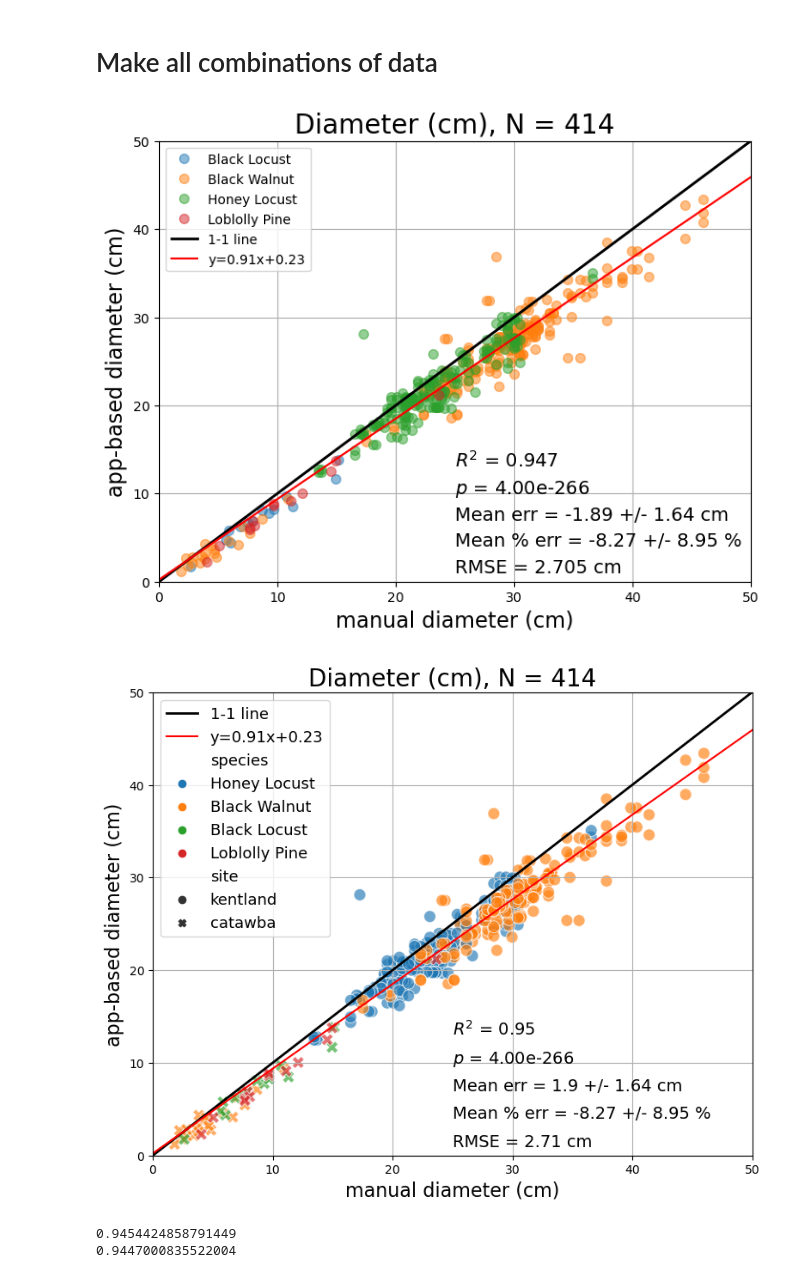
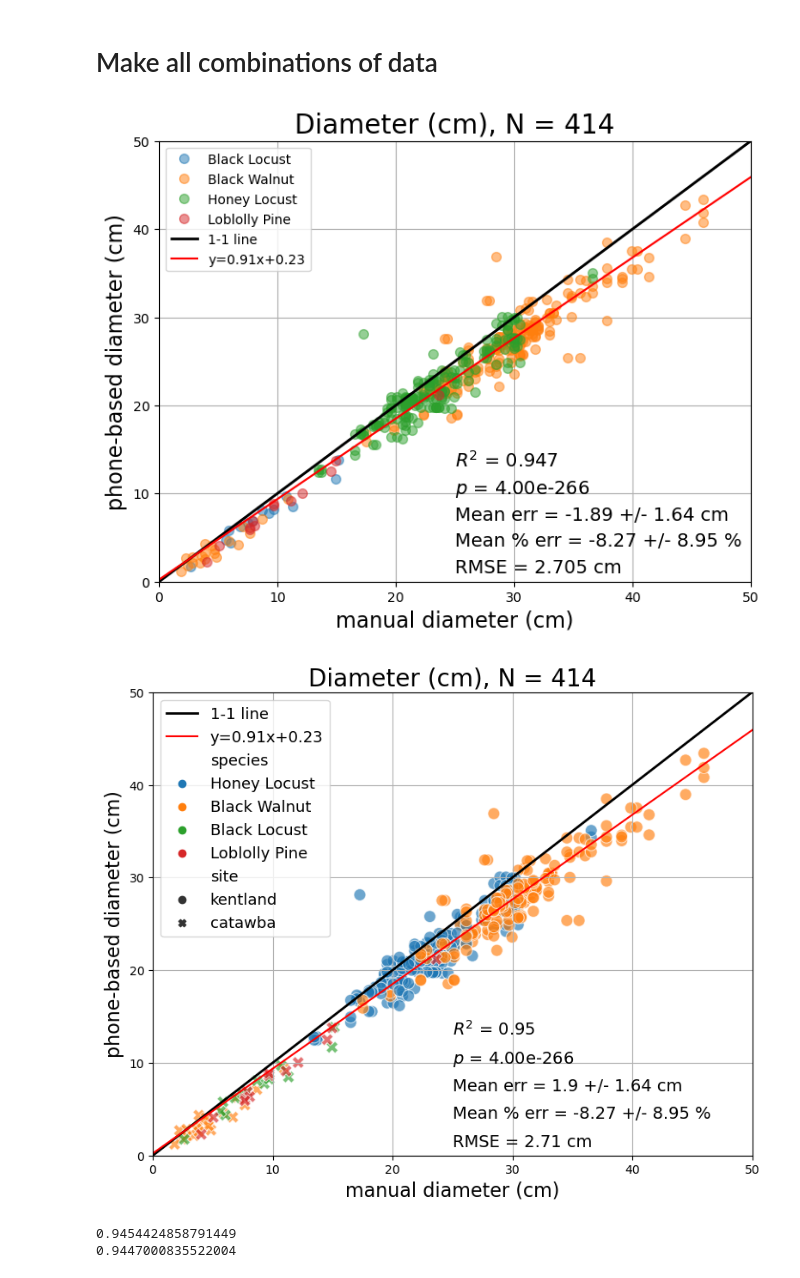
Before and after one commit to WorkingTrees/SamplingPaper, a Jupyter notebook: code/compile_process_analyze_FIN.ipynb, the cells around one changed output. Drawn from its saved outputs; the diff is of its cells as text; code cells hidden in the pictures.

```diff
--- a/code/compile_process_analyze_FIN.ipynb
+++ b/code/compile_process_analyze_FIN.ipynb
@@ -242,7 +242,7 @@ for ridx in appdf['row'].unique():
 
             tdfs.append(odf)
 # %%
-appdf_mean = pd.concat(tdfs).reset_index().drop("index", axis = 1).dropna()
+appdf_mean = pd.concat(tdfs).reset_index().drop("index", axis = 1)#.dropna()
 # %%
 
 groups = appdf_mean.groupby('species')
@@ -668,35 +668,35 @@ ax.plot([0,300],[0,300],'k-', lw=2, label = '1-1 line')
 slope, intercept, r_value, p_value, std_err = stats.linregress(diam_all['manual'].astype(float), diam_all['app'].astype(float))
 
 # Mean absolute error
 mae = np.nanmean((diam_all['app'] - diam_all['manual']))
 mae_std = np.nanstd(abs(diam_all['app'] - diam_all['manual']))
 mape = np.nanmean(((diam_all['app'] - diam_all['manual']) / diam_all['manual'])) * 100
 mape_std = np.nanstd(((diam_all['app'] - diam_all['manual']) / diam_all['manual'])) * 100
 rmse = ((diam_all['app'] - diam_all['manual']) ** 2).mean() ** .5
 
 # regression line
 line = slope*np.linspace(0,300)+ intercept
 plt.plot(np.linspace(0,300), line, 'r', label='y={:.2f}x+{:.2f}'.format(slope,intercept))
 plt.annotate("$R^2$ = {}".format(str(r_value**2)[:5]), [25,13], size = 14)
 plt.annotate("$p$ = {:.2e}".format(p_value), [25,10], size = 14)
 plt.annotate("Mean err = {} +/- {} cm".format(str(round(mae,5))[:5],str(round(mae_std,2))), [25,7], size = 14)
 plt.annotate("Mean % err = {} +/- {} %".format(str(round(mape,5))[:5],str(round(mape_std,2))), [25,4], size = 14)
 plt.annotate("RMSE = {} cm".format(str(round(rmse,5))[:5],), [25,1], size = 14)
 
 ax.legend()
 ax.set_xlim(0,50)
 ax.set_ylim(0,50)
 
 plt.xlabel("manual diameter (cm)", size = 16)
-plt.ylabel("app-based diameter (cm)", size = 16)
+plt.ylabel("phone-based diameter (cm)", size = 16)
 
 
 titlestr = "Diameter (cm), N = {}".format(str(len(diam_all)))
 plt.title(titlestr, size = 20)
 plt.grid()
 plt.show()
 # %% [output]
-[figure, old version]
+[figure, new version]
 # %%
 # Plot
 fig, ax = plt.subplots(figsize = (9,7))
@@ -731,7 +731,7 @@ ax.set_xlim(0,50)
 ax.set_ylim(0,50)
 
 plt.xlabel("manual diameter (cm)", size = 16)
-plt.ylabel("app-based diameter (cm)", size = 16)
+plt.ylabel("phone-based diameter (cm)", size = 16)
 
 
 titlestr = "Diameter (cm), N = {}".format(str(len(diam_all)))
@@ -739,7 +739,7 @@ plt.title(titlestr, size = 20)
 plt.grid()
 plt.show()
 # %% [output]
-[figure, old version]
+[figure, new version]
 # %%
 def concordance_corr_coeff(x,y,correlation):
     numerator = 2 * correlation * np.nanstd(x) * np.nanstd(y)
```
Also changed, not shown: parts of 1 cell of this notebook.
